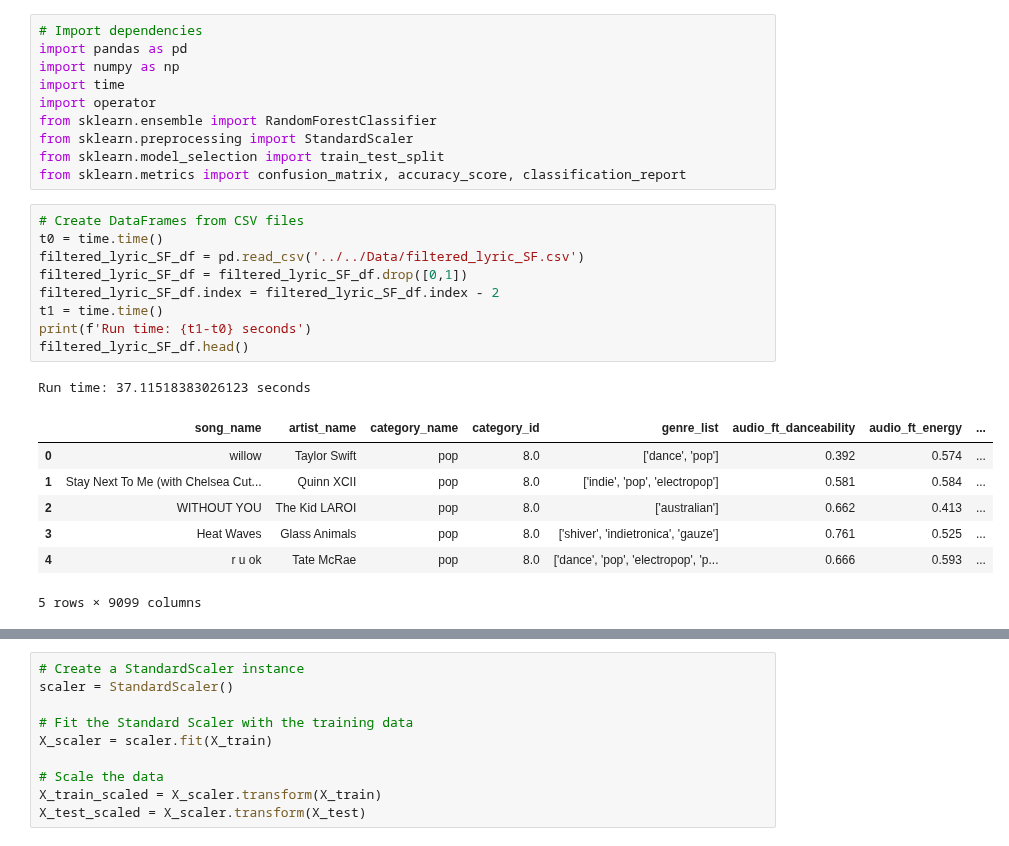
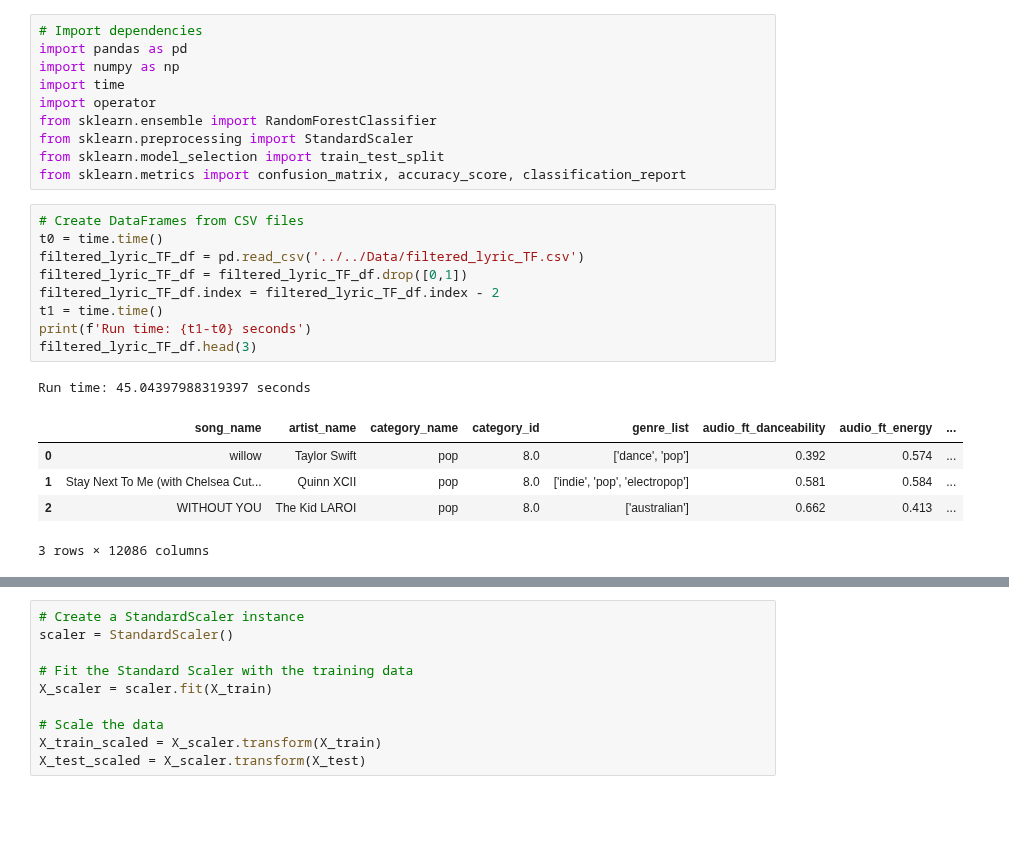
Before and after one commit to hannahkidwell/NLP-Spotify-Genres, a Jupyter notebook: random_forest_model.ipynb, the cells around one changed output, grey strips where cells are left out. Cells and saved outputs as stored; diff of their text form; blank space fills up the shorter version.

```diff
--- a/random_forest_model.ipynb
+++ b/random_forest_model.ipynb
@@ -11,21 +11,19 @@ from sklearn.metrics import confusion_matrix, accuracy_score, classification_rep
 # %%
 # Create DataFrames from CSV files
 t0 = time.time()
-filtered_lyric_SF_df = pd.read_csv('../../Data/filtered_lyric_SF.csv')
-filtered_lyric_SF_df = filtered_lyric_SF_df.drop([0,1])
-filtered_lyric_SF_df.index = filtered_lyric_SF_df.index - 2
+filtered_lyric_TF_df = pd.read_csv('../../Data/filtered_lyric_TF.csv')
+filtered_lyric_TF_df = filtered_lyric_TF_df.drop([0,1])
+filtered_lyric_TF_df.index = filtered_lyric_TF_df.index - 2
 t1 = time.time()
 print(f'Run time: {t1-t0} seconds')
-filtered_lyric_SF_df.head()
+filtered_lyric_TF_df.head(3)
 # %% [output]
-Run time: 37.11518383026123 seconds
+Run time: 45.04397988319397 seconds
 |  | song_name | artist_name | category_name | category_id | genre_list | audio_ft_danceability | audio_ft_energy | ... |
 | 0 | willow | Taylor Swift | pop | 8.0 | ['dance', 'pop'] | 0.392 | 0.574 | ... |
 | 1 | Stay Next To Me (with Chelsea Cut... | Quinn XCII | pop | 8.0 | ['indie', 'pop', 'electropop'] | 0.581 | 0.584 | ... |
 | 2 | WITHOUT YOU | The Kid LAROI | pop | 8.0 | ['australian'] | 0.662 | 0.413 | ... |
-| 3 | Heat Waves | Glass Animals | pop | 8.0 | ['shiver', 'indietronica', 'gauze'] | 0.761 | 0.525 | ... |
-| 4 | r u ok | Tate McRae | pop | 8.0 | ['dance', 'pop', 'electropop', 'p... | 0.666 | 0.593 | ... |
-5 rows × 9099 columns
+3 rows × 12086 columns
 # %%
 # Create a dictionary of category names and ids
 cat_name_id = {}
```
Also changed, not shown: parts of 25 cells of this notebook.
